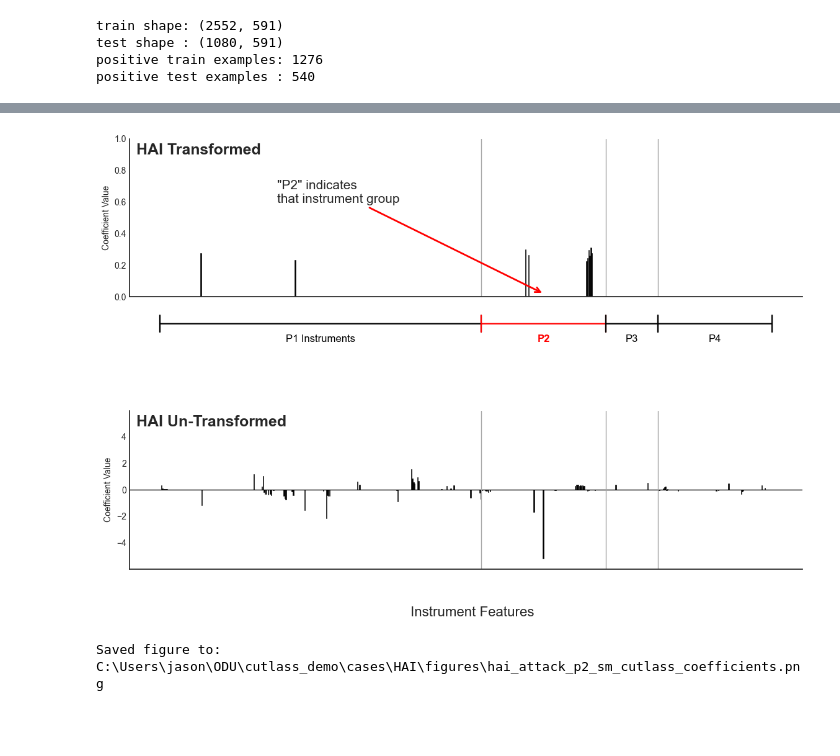
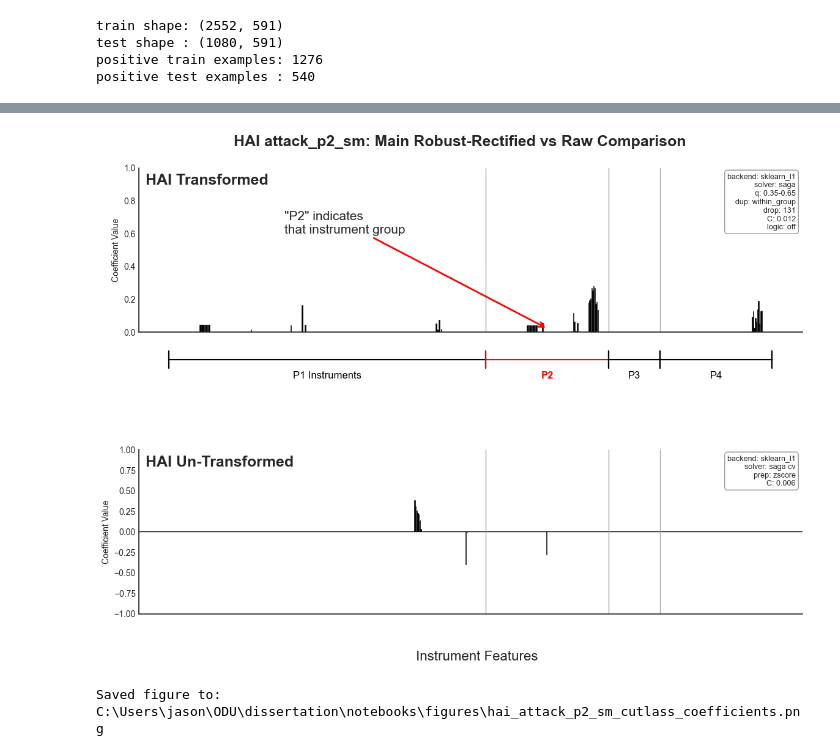
Before and after one commit to jworender/dissertation, a Jupyter notebook: notebooks/hai_cutlass_coefficient_plots.ipynb, the cells around one changed output, grey strips where cells are left out. Cells and saved outputs as stored; diff of their text form; code cells hidden in the pictures; blank space fills up the shorter version.

Commit message:
Added a notebook to generate the HAI figures and connected them to the document.

```diff
--- a/notebooks/hai_cutlass_coefficient_plots.ipynb
+++ b/notebooks/hai_cutlass_coefficient_plots.ipynb
@@ -545,7 +720,7 @@ positive train examples: 1276
 positive test examples : 540
 # %%
 rect_result = fit_rectified_model(X_train, y_train, X_test)
-raw_result = fit_raw_cutlass(X_train, y_train, X_test)
+raw_result = fit_raw_model(X_train, y_train, X_test)
 
 metrics_df = pd.DataFrame([rect_result['metrics'], raw_result['metrics']]).set_index('model')
 metrics_df = metrics_df.round({'roc_auc': 4, 'youden_j': 4, 'chosen_C': 6, 'wall_seconds': 3})
@@ -558,16 +733,39 @@ display(metrics_df)
 # %%
+main_transformed_summary = build_summary_text(
+    [
+        ('backend', TRANSFORMED_MODEL_BACKEND),
+        ('solver', TRANSFORMED_SKLEARN_SOLVER if TRANSFORMED_MODEL_BACKEND == 'sklearn_l1' else 'CutlassLogisticCV'),
+        ('q', summarize_quantile_bounds(RECTIFIER_KW)),
+        ('dup', rect_result['duplicate_report']['mode']),
+        ('drop', rect_result['duplicate_report']['duplicate_cols_removed']),
+        ('C', FIXED_C_TRANSFORMED),
+        ('logic', 'on' if USE_LOGIC_POLISH else 'off'),
+    ]
+)
+main_raw_summary = build_summary_text(
+    [
+        ('backend', raw_result['metrics']['backend']),
+        ('solver', raw_result['metrics']['solver']),
+        ('prep', 'zscore'),
+        ('C', raw_result['metrics']['chosen_C']),
+    ]
+)
+
 figure = plot_hai_coefficient_figure(
     rect_result['coef'],
     raw_result['coef'],
     feature_order,
     highlight_group=PLOT_HIGHLIGHT_GROUP,
+    figure_title=f'HAI {TARGET_KEY}{split_suffix}: Main Robust-Rectified vs Raw Comparison',
+    transformed_summary=main_transformed_summary,
+    raw_summary=main_raw_summary,
 )
 
 output_name = f'hai_{TARGET_KEY}{split_suffix}_cutlass_coefficients.png'
 output_path = FIG_DIR / output_name
 figure.savefig(output_path, dpi=200, bbox_inches='tight')
 plt.show()
 print('Saved figure to:', output_path)
 # %% [output]
-[figure, old version]
+[figure, new version]
-Saved figure to: C:\Users\jason\ODU\cutlass_demo\cases\HAI\figures\hai_attack_p2_sm_cutlass_coefficients.png
+Saved figure to: C:\Users\jason\ODU\dissertation\notebooks\figures\hai_attack_p2_sm_cutlass_coefficients.png
```
Also changed, not shown: parts of 10 cells of this notebook, 28 other files.
